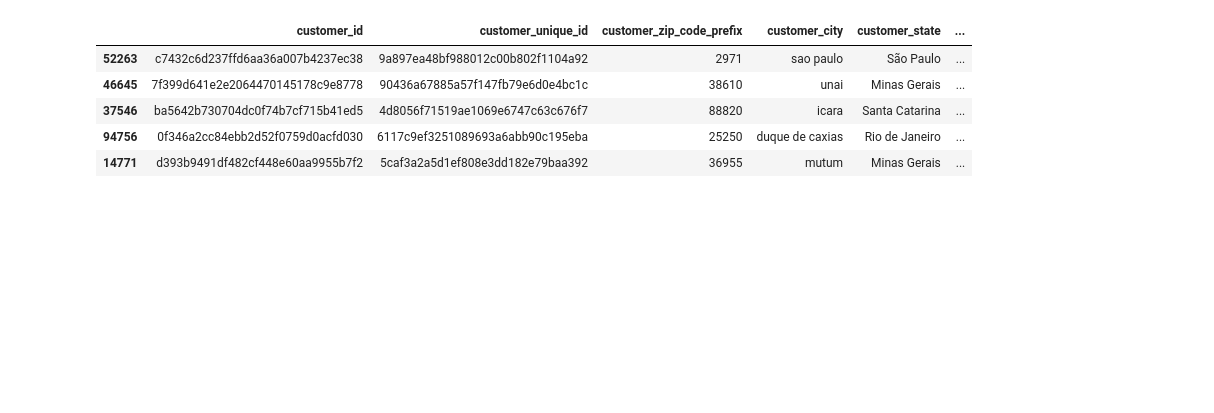
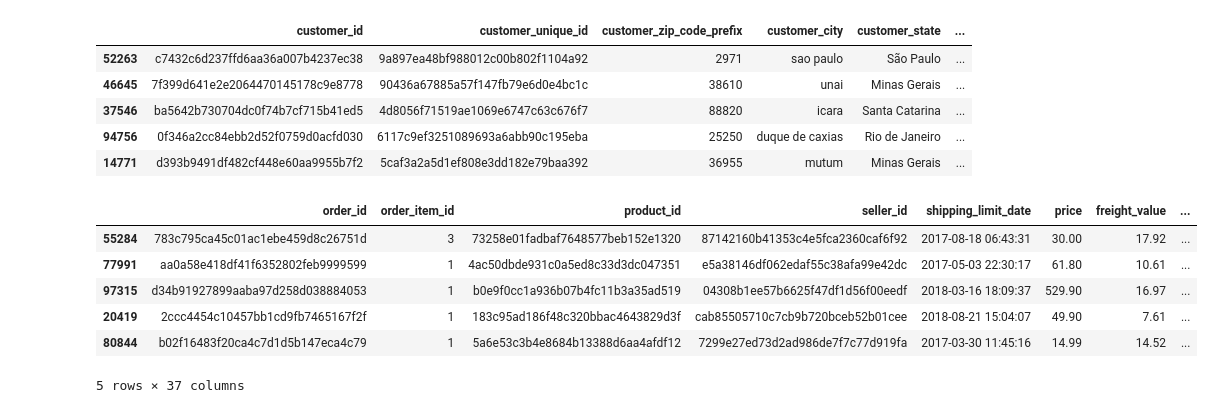
Before and after one commit to malifnasrulloh/Analysis-Data-E-Commerce, a Jupyter notebook: data_prep.ipynb, the cells around one changed output. Drawn from its saved outputs; the diff is of its cells as text; code cells hidden in the pictures; blank space fills up the shorter version.

```diff
--- a/data_prep.ipynb
+++ b/data_prep.ipynb
@@ -81,0 +39,12 @@ dtype: int64
+# %%
+datetime_columns = [
+    "order_purchase_timestamp",
+    "order_approved_at",
+    "order_delivered_carrier_date",
+    "order_delivered_customer_date",
+    "order_estimated_delivery_date",
+]
+for i in datetime_columns:
+    orders[i] = pd.to_datetime(orders[i])
+
+orders.dtypes
@@ -149,0 +203,16 @@ customers.to_csv(os.path.join(save_dir, "customers_updated_dataset.csv"), index=
+# %%
+detailed_orders_data = order_items.merge(orders, on='order_id') \
+                    .merge(order_payments, on='order_id') \
+                    .merge(products, on='product_id') \
+                    .merge(customers, on='customer_id') \
+                    .merge(sellers, on='seller_id')
+
+detailed_orders_data.sample(5, random_state=42)
+# %% [output]
+|  | order_id | order_item_id | product_id | seller_id | shipping_limit_date | price | freight_value | ... |
+| 55284 | 783c795ca45c01ac1ebe459d8c26751d | 3 | 73258e01fadbaf7648577beb152e1320 | 87142160b41353c4e5fca2360caf6f92 | 2017-08-18 06:43:31 | 30.00 | 17.92 | ... |
+| 77991 | aa0a58e418df41f6352802feb9999599 | 1 | 4ac50dbde931c0a5ed8c33d3dc047351 | e5a38146df062edaf55c38afa99e42dc | 2017-05-03 22:30:17 | 61.80 | 10.61 | ... |
+| 97315 | d34b91927899aaba97d258d038884053 | 1 | b0e9f0cc1a936b07b4fc11b3a35ad519 | 04308b1ee57b6625f47df1d56f00eedf | 2018-03-16 18:09:37 | 529.90 | 16.97 | ... |
+| 20419 | 2ccc4454c10457bb1cd9fb7465167f2f | 1 | 183c95ad186f48c320bbac4643829d3f | cab85505710c7cb9b720bceb52b01cee | 2018-08-21 15:04:07 | 49.90 | 7.61 | ... |
+| 80844 | b02f16483f20ca4c7d1d5b147eca4c79 | 1 | 5a6e53c3b4e8684b13388d6aa4afdf12 | 7299e27ed73d2ad986de7f7c77d919fa | 2017-03-30 11:45:16 | 14.99 | 14.52 | ... |
+5 rows × 37 columns
```
Also changed, not shown: parts of 10 cells of this notebook, 2 other files.
